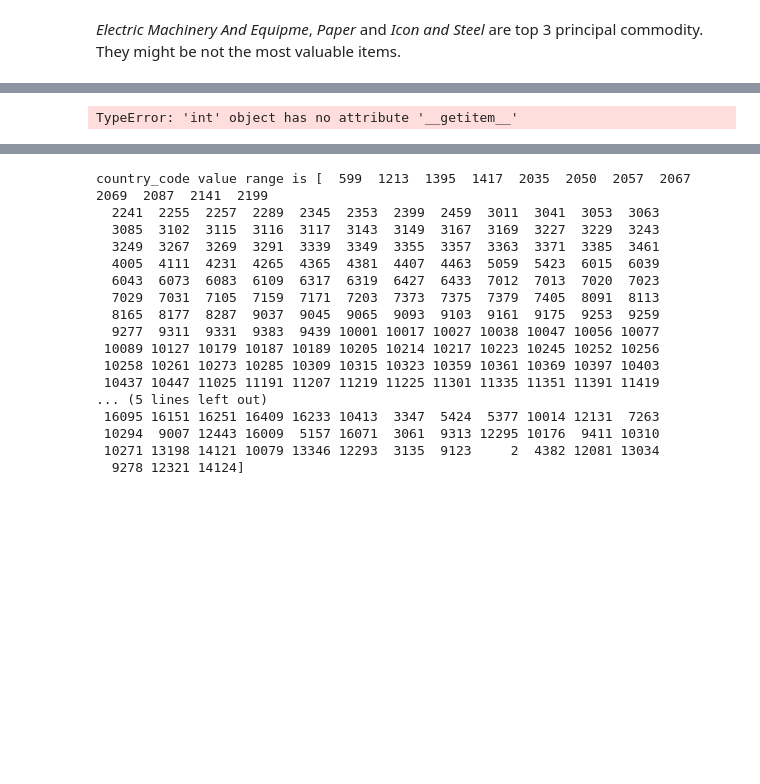
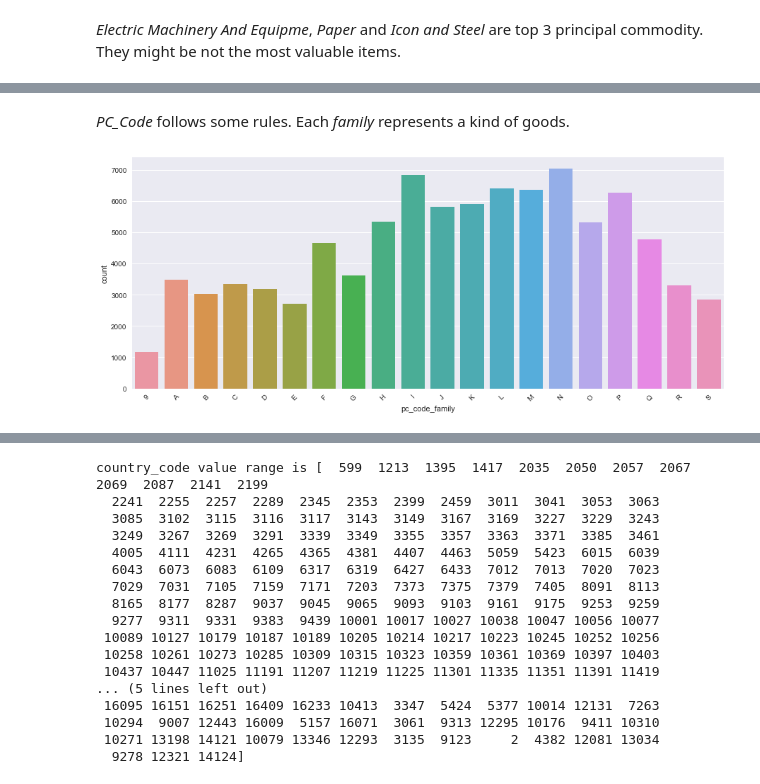
Before and after one commit to liam-august-h/for_kaggle, a Jupyter notebook: Import_and_Export_by_India_from_2014_to_2017/practice.ipynb, the cells around one changed output, grey strips where cells are left out. Saved outputs shown, nothing was run; the diff lists cells and outputs as text; code cells hidden in the pictures; blank space fills up the shorter version.

```diff
--- a/Import_and_Export_by_India_from_2014_to_2017/practice.ipynb
+++ b/Import_and_Export_by_India_from_2014_to_2017/practice.ipynb
@@ -147,8 +200,14 @@ Name: pc_code, Length: 169, dtype: int64
+# %% [markdown]
+*PC_Code* follows some rules. Each *family* represents a kind of goods.
 # %%
-def get_first_letter(x):
-    print x
-    return
+def insert_pc_code_family(x):
+    x['pc_code_family'] = x['pc_code'][0]
+    return x
-# %%
-data.groupby(lambda x : x['pc_code'], axis=0).count()
-# %% [output]
-TypeError: 'int' object has no attribute '__getitem__'
+# %%
+data = data.apply(insert_pc_code_family, axis=1)
+# %%
+f, ax = plt.subplots(figsize = (15, 6))
+sns.countplot(x='pc_code_family', data=data, ax=ax)
+plt.xticks(rotation=45);
+# %% [output]
+[figure, added]
```
Also changed, not shown: parts of 79 cells of this notebook.
